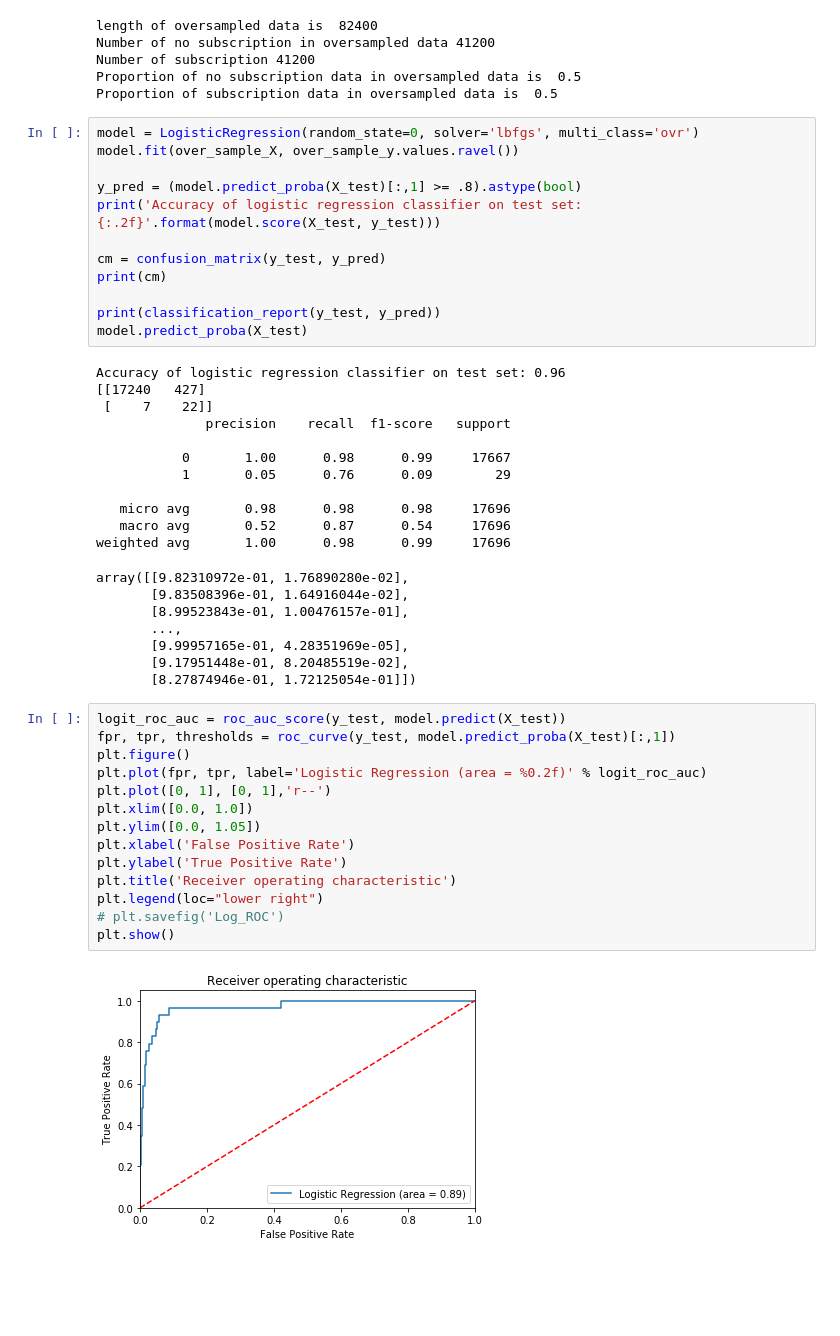
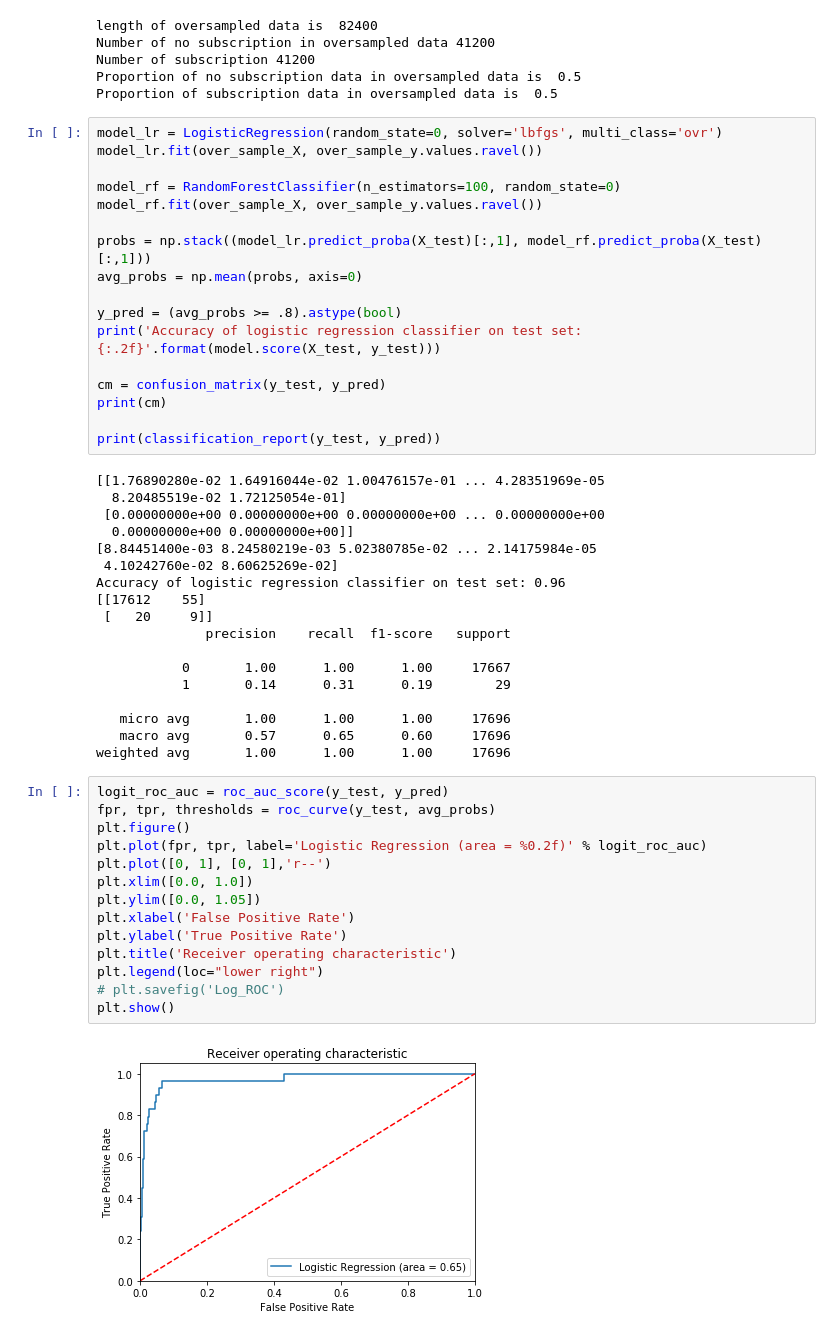
Before and after one commit to aburzinski/MSiA-423-Project, a Jupyter notebook: notebooks/develop/develop_mvp_model.ipynb, the cells around one changed output. Cells and saved outputs as stored; diff of their text form; blank space fills up the shorter version.

Commit message:
Changed mvp model to stack a lr and a rf model

```diff
--- a/notebooks/develop/develop_mvp_model.ipynb
+++ b/notebooks/develop/develop_mvp_model.ipynb
@@ -107,50 +108,54 @@ Number of subscription 41200
 Proportion of no subscription data in oversampled data is  0.5
 Proportion of subscription data in oversampled data is  0.5
 # %%
-model = LogisticRegression(random_state=0, solver='lbfgs', multi_class='ovr')
-model.fit(over_sample_X, over_sample_y.values.ravel())
+model_lr = LogisticRegression(random_state=0, solver='lbfgs', multi_class='ovr')
+model_lr.fit(over_sample_X, over_sample_y.values.ravel())
 
-y_pred = (model.predict_proba(X_test)[:,1] >= .8).astype(bool)
+model_rf = RandomForestClassifier(n_estimators=100, random_state=0)
+model_rf.fit(over_sample_X, over_sample_y.values.ravel())
+
+probs = np.stack((model_lr.predict_proba(X_test)[:,1], model_rf.predict_proba(X_test)[:,1]))
+avg_probs = np.mean(probs, axis=0)
+
+y_pred = (avg_probs >= .8).astype(bool)
 print('Accuracy of logistic regression classifier on test set: {:.2f}'.format(model.score(X_test, y_test)))
 
 cm = confusion_matrix(y_test, y_pred)
 print(cm)
 
 print(classification_report(y_test, y_pred))
-model.predict_proba(X_test)
 # %% [output]
+[[1.76890280e-02 1.64916044e-02 1.00476157e-01 ... 4.28351969e-05
+  8.20485519e-02 1.72125054e-01]
+ [0.00000000e+00 0.00000000e+00 0.00000000e+00 ... 0.00000000e+00
+  0.00000000e+00 0.00000000e+00]]
+[8.84451400e-03 8.24580219e-03 5.02380785e-02 ... 2.14175984e-05
+ 4.10242760e-02 8.60625269e-02]
 Accuracy of logistic regression classifier on test set: 0.96
-[[17240   427]
- [    7    22]]
+[[17612    55]
+ [   20     9]]
               precision    recall  f1-score   support
 
-           0       1.00      0.98      0.99     17667
-           1       0.05      0.76      0.09        29
+           0       1.00      1.00      1.00     17667
+           1       0.14      0.31      0.19        29
 
-   micro avg       0.98      0.98      0.98     17696
-   macro avg       0.52      0.87      0.54     17696
-weighted avg       1.00      0.98      0.99     17696
+   micro avg       1.00      1.00      1.00     17696
+   macro avg       0.57      0.65      0.60     17696
+weighted avg       1.00      1.00      1.00     17696
-array([[9.82310972e-01, 1.76890280e-02],
-       [9.83508396e-01, 1.64916044e-02],
-       [8.99523843e-01, 1.00476157e-01],
-       ...,
-       [9.99957165e-01, 4.28351969e-05],
-       [9.17951448e-01, 8.20485519e-02],
-       [8.27874946e-01, 1.72125054e-01]])
 # %%
-logit_roc_auc = roc_auc_score(y_test, model.predict(X_test))
-fpr, tpr, thresholds = roc_curve(y_test, model.predict_proba(X_test)[:,1])
+logit_roc_auc = roc_auc_score(y_test, y_pred)
+fpr, tpr, thresholds = roc_curve(y_test, avg_probs)
 plt.figure()
 plt.plot(fpr, tpr, label='Logistic Regression (area = %0.2f)' % logit_roc_auc)
 plt.plot([0, 1], [0, 1],'r--')
 plt.xlim([0.0, 1.0])
 plt.ylim([0.0, 1.05])
 plt.xlabel('False Positive Rate')
 plt.ylabel('True Positive Rate')
 plt.title('Receiver operating characteristic')
 plt.legend(loc="lower right")
 # plt.savefig('Log_ROC')
 plt.show()
 # %% [output]
-[figure, old version]
+[figure, new version]
 # %%
```
Also changed, not shown: parts of 2 cells of this notebook, 3 other files.
